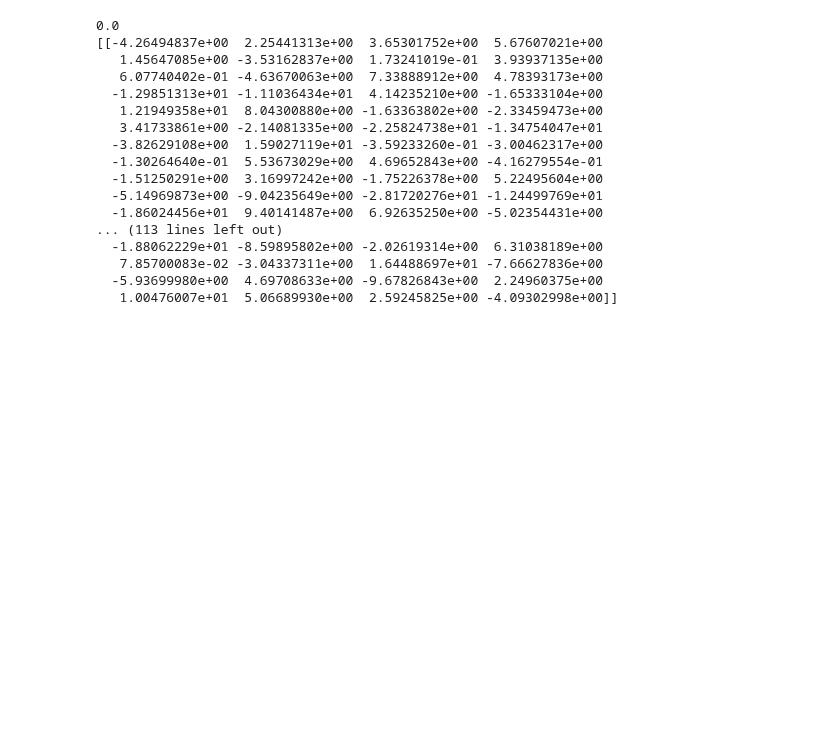
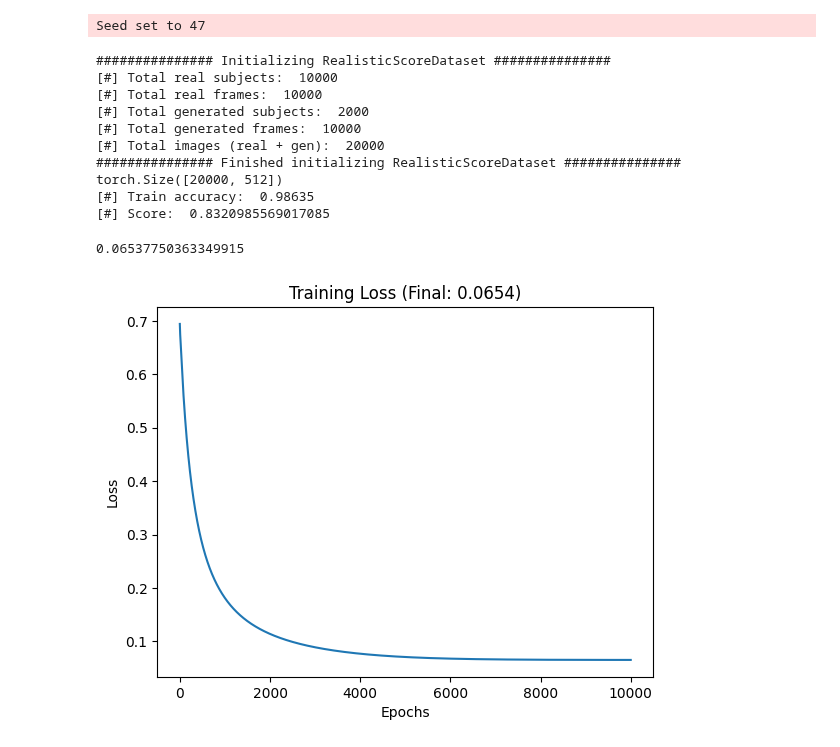
Before and after one commit to XezXey/guided-diffusion, a Jupyter notebook: experiment_scripts/TPAMI/realistic_score/realistic_score.ipynb, the cells around one changed output. Drawn from its saved outputs; the diff is of its cells as text; code cells hidden in the pictures; blank space fills up the shorter version.

```diff
--- a/experiment_scripts/TPAMI/realistic_score/realistic_score.ipynb
+++ b/experiment_scripts/TPAMI/realistic_score/realistic_score.ipynb
@@ -1,35 +1,63 @@
 # %%
-from sklearn.linear_model import LinearRegression
+from sklearn.linear_model import LinearRegression, LogisticRegression
+from dataloader import RealisticScoreDataset
 
 import torch as th
 import numpy as np
 
+real_data_paths = ['/data/mint/DPM_Dataset/TPAMI_MajorRevision/Realsitric_Score/real_images/ffhq_256/train/']
+gen_data_paths = [
+    '/data/mint/DPM_Dataset/TPAMI_MajorRevision/Realsitric_Score/gen_images/log=paired+difareli+cs+nodpm+trainset_256_cfg=paired+difareli+cs+nodpm+trainset_256.yaml_rot1_srcC/',
+    # '/data/mint/DPM_Dataset/TPAMI_MajorRevision/Realsitric_Score/gen_images/log=paired+difareli+cs+nodpm+trainset_256_cfg=paired+difareli+cs+nodpm+trainset_256.yaml_rot1_maxC/',
+    '/data/mint/DPM_Dataset/TPAMI_MajorRevision/Realsitric_Score/gen_images/log=paired+difareli+cs+nodpm+trainset_256_cfg=paired+difareli+cs+nodpm+trainset_256.yaml_rot2_srcC/',
+    # '/data/mint/DPM_Dataset/TPAMI_MajorRevision/Realsitric_Score/gen_images/log=paired+difareli+cs+nodpm+trainset_256_cfg=paired+difareli+cs+nodpm+trainset_256.yaml_rot2_maxC/',
+]
 
-path = "/data/mint/DPM_Dataset/ffhq_256_with_anno/diffae_latent/valid/latent.pkl"
-data = th.load(path)
-data = data['conds'].numpy()
+train_dataset = RealisticScoreDataset(real_data_paths, gen_data_paths, num_subjects_real=10000, num_subjects_gen=1000, frames_per_subject=5)
+train_dataloader = th.utils.data.DataLoader(train_dataset, batch_size=len(train_dataset), shuffle=True, num_workers=4)
+train_batch = next(iter(train_dataloader))
+print(train_batch['latent'].shape)
+
+train_latent = train_batch['latent'].cpu().numpy()
+train_labels = train_batch['label'].cpu().numpy()
 
 
-train = data[:8000]
-test = data[8000:]
-reg = LinearRegression().fit(train, np.random.randint(0, 2, (train.shape[0], 1)))
-print(reg.score(test, np.ones((test.shape[0], 1))))
-print(reg.coef_)
+reg = LinearRegression().fit(train_latent, train_labels)
+# Accuracy on train set
+out = reg.predict(train_latent)
+preds = (out > 0.5).astype(np.float32)
+print("[#] Train accuracy: ", (preds == train_labels).mean())
+print("[#] Score: ", reg.score(train_latent, train_labels))
 # %% [output]
-0.0
-[[-4.26494837e+00  2.25441313e+00  3.65301752e+00  5.67607021e+00
-   1.45647085e+00 -3.53162837e+00  1.73241019e-01  3.93937135e+00
-   6.07740402e-01 -4.63670063e+00  7.33888912e+00  4.78393173e+00
-  -1.29851313e+01 -1.11036434e+01  4.14235210e+00 -1.65333104e+00
-   1.21949358e+01  8.04300880e+00 -1.63363802e+00 -2.33459473e+00
-   3.41733861e+00 -2.14081335e+00 -2.25824738e+01 -1.34754047e+01
-  -3.82629108e+00  1.59027119e+01 -3.59233260e-01 -3.00462317e+00
-  -1.30264640e-01  5.53673029e+00  4.69652843e+00 -4.16279554e-01
-  -1.51250291e+00  3.16997242e+00 -1.75226378e+00  5.22495604e+00
-  -5.14969873e+00 -9.04235649e+00 -2.81720276e+01 -1.24499769e+01
-  -1.86024456e+01  9.40141487e+00  6.92635250e+00 -5.02354431e+00
-... (113 lines left out)
-  -1.88062229e+01 -8.59895802e+00 -2.02619314e+00  6.31038189e+00
-   7.85700083e-02 -3.04337311e+00  1.64488697e+01 -7.66627836e+00
-  -5.93699980e+00  4.69708633e+00 -9.67826843e+00  2.24960375e+00
-   1.00476007e+01  5.06689930e+00  2.59245825e+00 -4.09302998e+00]]
+Seed set to 47
+############### Initializing RealisticScoreDataset ###############
+[#] Total real subjects:  10000
+[#] Total real frames:  10000
+[#] Total generated subjects:  2000
+[#] Total generated frames:  10000
+[#] Total images (real + gen):  20000
+############### Finished initializing RealisticScoreDataset ###############
+torch.Size([20000, 512])
+[#] Train accuracy:  0.98635
+[#] Score:  0.8320985569017085
+# %%
+import importlib
+import cls
+importlib.reload(cls)
+import matplotlib.pyplot as plt
+device = "cuda:0"
+linear_cls = cls.CLS(input_dim=512, lr=1e-3, weight_decay=1e-4, n_epochs=10000, device=device)
+linear_cls = linear_cls.to(device)
+
+# Train
+linear_cls.fit(train_latent, train_labels)
+# Plot loss
+print(linear_cls.loss_)
+plt.plot(linear_cls.training_loss)
+plt.xlabel('Epochs')
+plt.ylabel('Loss')
+plt.title(f'Training Loss (Final: {linear_cls.loss_:.4f})')
+plt.show()
+# %% [output]
+0.06537750363349915
+[figure, added]
```
Also changed, not shown: parts of 3 cells of this notebook, 2 other files.
